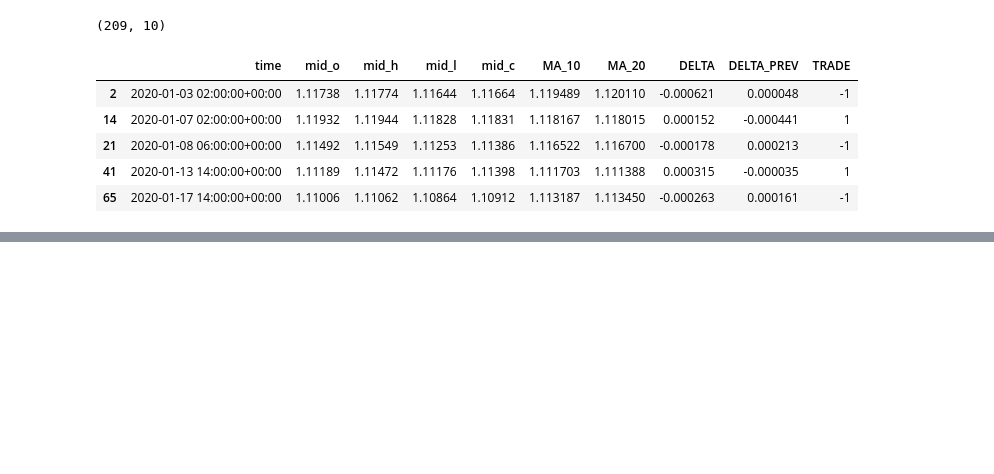
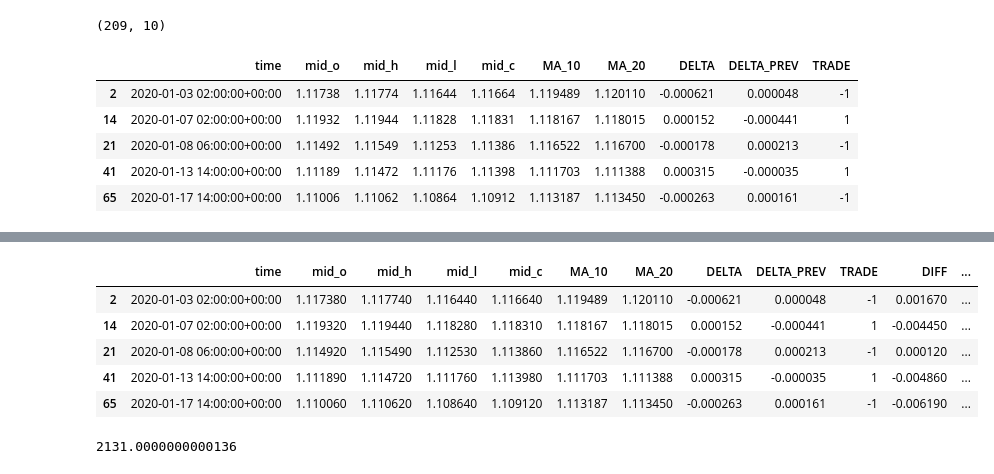
Before and after one commit to mindeleven/introduction-to-python, a Jupyter notebook: Algorythimc-Forex-Trading/code/exploration/04_Analysing-Moving-Average-Crossings.ipynb, the cells around one changed output, grey strips where cells are left out. Cells and saved outputs as stored; diff of their text form; code cells hidden in the pictures; blank space fills up the shorter version.

Commit message:
Calculated trading difference and converted it into pips

```diff
--- a/Algorythimc-Forex-Trading/code/exploration/04_Analysing-Moving-Average-Crossings.ipynb
+++ b/Algorythimc-Forex-Trading/code/exploration/04_Analysing-Moving-Average-Crossings.ipynb
@@ -240,0 +248,2 @@ ModuleNotFoundError: No module named 'infrastructure'
+# %%
+ins_data = ic.instruments_dict[pair]
@@ -240,0 +264,16 @@ ModuleNotFoundError: No module named 'infrastructure'
+# %%
+# highlight background color for mid_c row
+# function taken from
+# https://stackoverflow.com/questions/44388149/colouring-one-column-of-pandas-dataframe
+def highlight_col(x):
+    r = 'background-color: green; color: white'
+    df1 = pd.DataFrame('', index=x.index, columns=x.columns)
+
+    df1.iloc[:, 4] = r
+    return df1
+# %%
+# calculate with diff from pandas
+# shift diffs up in minus 1 direction to make correct calculations
+df_trades['DIFF'] = df_trades.mid_c.diff().shift(-1)
+# filling Na's
+df_trades.fillna(0, inplace=True)
@@ -240,0 +291,20 @@ ModuleNotFoundError: No module named 'infrastructure'
+# %%
+# convert diff into pips
+df_trades['GAIN'] = df_trades['DIFF'] / ins_data.pipLocation
+# needs to be multiplied to get correct gain or loss
+df_trades['GAIN'] = df_trades['GAIN'] * df_trades['TRADE']
+# %%
+df_trades.head().style.apply(highlight_col, axis=None)
+# %% [output]
+|  | time | mid_o | mid_h | mid_l | mid_c | MA_10 | MA_20 | DELTA | DELTA_PREV | TRADE | DIFF | ... |
+| 2 | 2020-01-03 02:00:00+00:00 | 1.117380 | 1.117740 | 1.116440 | 1.116640 | 1.119489 | 1.120110 | -0.000621 | 0.000048 | -1 | 0.001670 | ... |
+| 14 | 2020-01-07 02:00:00+00:00 | 1.119320 | 1.119440 | 1.118280 | 1.118310 | 1.118167 | 1.118015 | 0.000152 | -0.000441 | 1 | -0.004450 | ... |
+| 21 | 2020-01-08 06:00:00+00:00 | 1.114920 | 1.115490 | 1.112530 | 1.113860 | 1.116522 | 1.116700 | -0.000178 | 0.000213 | -1 | 0.000120 | ... |
+| 41 | 2020-01-13 14:00:00+00:00 | 1.111890 | 1.114720 | 1.111760 | 1.113980 | 1.111703 | 1.111388 | 0.000315 | -0.000035 | 1 | -0.004860 | ... |
+| 65 | 2020-01-17 14:00:00+00:00 | 1.110060 | 1.110620 | 1.108640 | 1.109120 | 1.113187 | 1.113450 | -0.000263 | 0.000161 | -1 | -0.006190 | ... |
+# %%
+# calculate sum of the gains to see how it performed over time
+# what's getting summarized here are pips
+df_trades.GAIN.sum()
+# %% [output]
+2131.0000000000136
```
Also changed, not shown: parts of 11 cells of this notebook.
